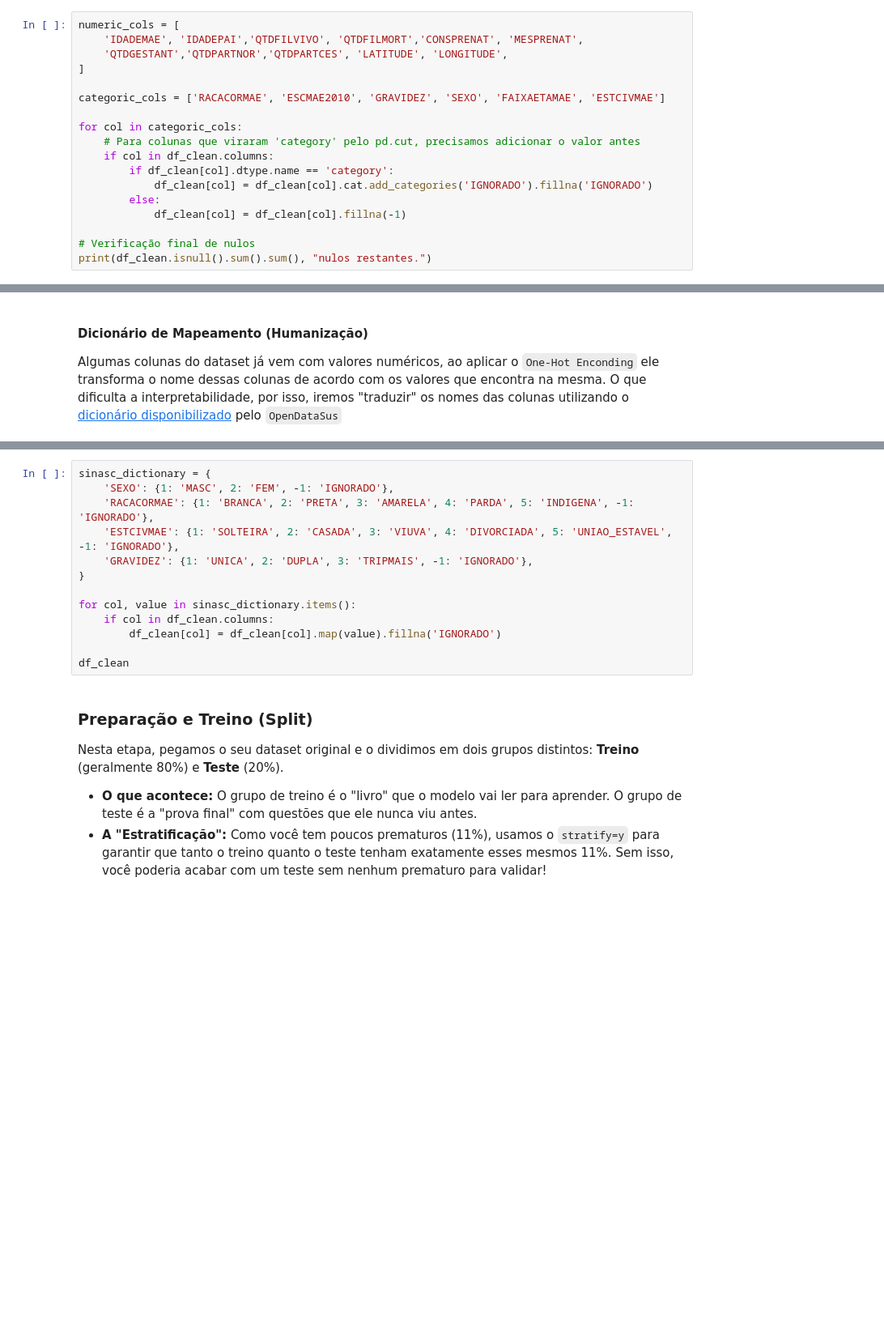
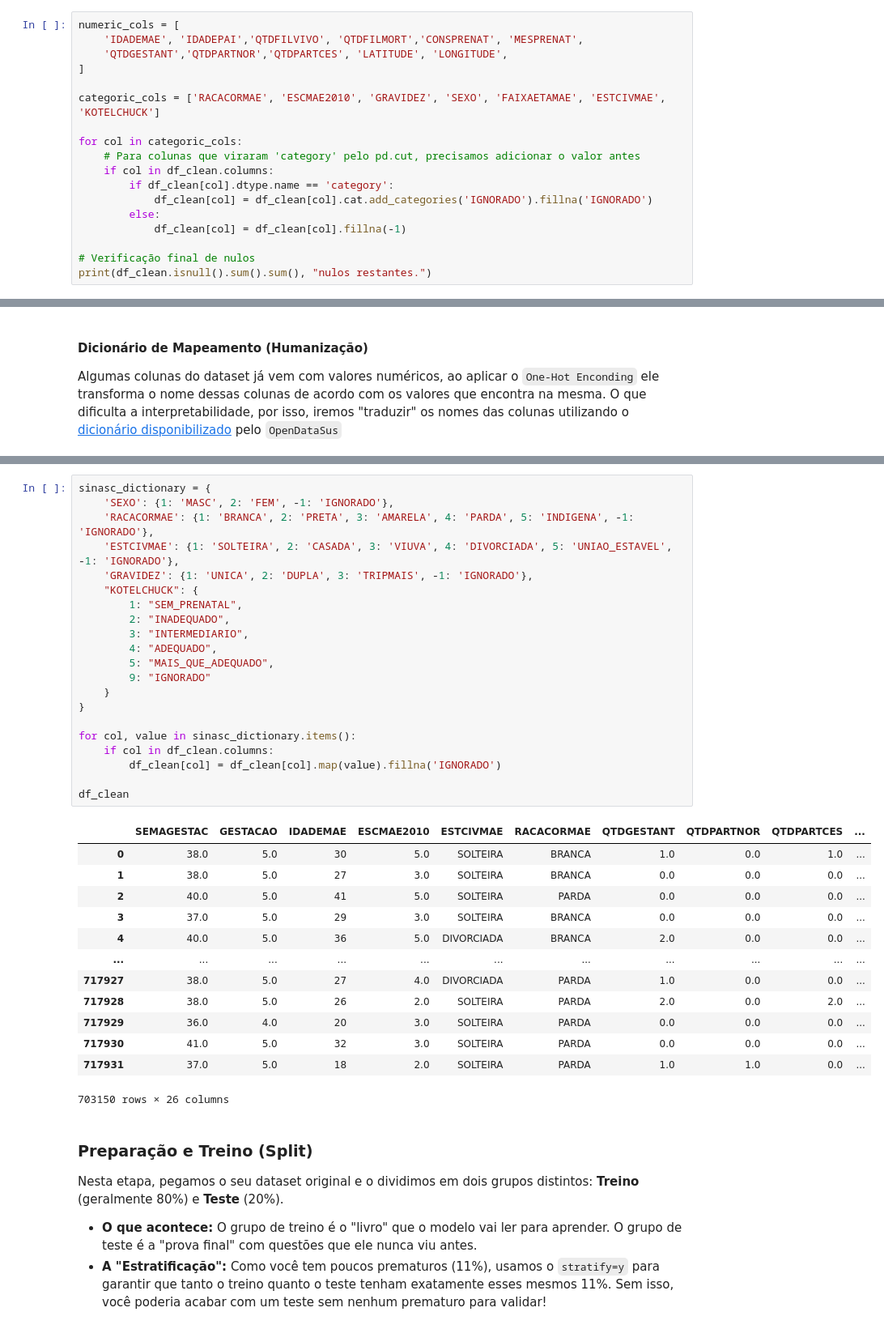
Before and after one commit to igorspestana/tech-challenge-fase-1, a Jupyter notebook: notebooks/02_preprocessing.ipynb, the cells around one changed output, grey strips where cells are left out. Shown at 81% size. Cells and saved outputs as stored; diff of their text form; blank space fills up the shorter version.

Commit message:
feat: adição do kotelchuck

```diff
--- a/notebooks/02_preprocessing.ipynb
+++ b/notebooks/02_preprocessing.ipynb
@@ -193,7 +262,7 @@ numeric_cols = [
     'QTDGESTANT','QTDPARTNOR','QTDPARTCES', 'LATITUDE', 'LONGITUDE',
 ]
 
-categoric_cols = ['RACACORMAE', 'ESCMAE2010', 'GRAVIDEZ', 'SEXO', 'FAIXAETAMAE', 'ESTCIVMAE']
+categoric_cols = ['RACACORMAE', 'ESCMAE2010', 'GRAVIDEZ', 'SEXO', 'FAIXAETAMAE', 'ESTCIVMAE', 'KOTELCHUCK']
 
 for col in categoric_cols:
     # Para colunas que viraram 'category' pelo pd.cut, precisamos adicionar o valor antes
@@ -236,16 +323,38 @@ for col in one_hot_cols:
 # %%
 sinasc_dictionary = {
     'SEXO': {1: 'MASC', 2: 'FEM', -1: 'IGNORADO'},
     'RACACORMAE': {1: 'BRANCA', 2: 'PRETA', 3: 'AMARELA', 4: 'PARDA', 5: 'INDIGENA', -1: 'IGNORADO'},
     'ESTCIVMAE': {1: 'SOLTEIRA', 2: 'CASADA', 3: 'VIUVA', 4: 'DIVORCIADA', 5: 'UNIAO_ESTAVEL', -1: 'IGNORADO'},
     'GRAVIDEZ': {1: 'UNICA', 2: 'DUPLA', 3: 'TRIPMAIS', -1: 'IGNORADO'},
+    "KOTELCHUCK": {
+        1: "SEM_PRENATAL",
+        2: "INADEQUADO",
+        3: "INTERMEDIARIO",
+        4: "ADEQUADO",
+        5: "MAIS_QUE_ADEQUADO",
+        9: "IGNORADO"
+    }
 }
 
 for col, value in sinasc_dictionary.items():
     if col in df_clean.columns:
         df_clean[col] = df_clean[col].map(value).fillna('IGNORADO')
 
 df_clean
+# %% [output]
+|  | SEMAGESTAC | GESTACAO | IDADEMAE | ESCMAE2010 | ESTCIVMAE | RACACORMAE | QTDGESTANT | QTDPARTNOR | QTDPARTCES | ... |
+| 0 | 38.0 | 5.0 | 30 | 5.0 | SOLTEIRA | BRANCA | 1.0 | 0.0 | 1.0 | ... |
+| 1 | 38.0 | 5.0 | 27 | 3.0 | SOLTEIRA | BRANCA | 0.0 | 0.0 | 0.0 | ... |
+| 2 | 40.0 | 5.0 | 41 | 5.0 | SOLTEIRA | PARDA | 0.0 | 0.0 | 0.0 | ... |
+| 3 | 37.0 | 5.0 | 29 | 3.0 | SOLTEIRA | BRANCA | 0.0 | 0.0 | 0.0 | ... |
+| 4 | 40.0 | 5.0 | 36 | 5.0 | DIVORCIADA | BRANCA | 2.0 | 0.0 | 0.0 | ... |
+| ... | ... | ... | ... | ... | ... | ... | ... | ... | ... | ... |
+| 717927 | 38.0 | 5.0 | 27 | 4.0 | DIVORCIADA | PARDA | 1.0 | 0.0 | 0.0 | ... |
+| 717928 | 38.0 | 5.0 | 26 | 2.0 | SOLTEIRA | PARDA | 2.0 | 0.0 | 2.0 | ... |
+| 717929 | 36.0 | 4.0 | 20 | 3.0 | SOLTEIRA | PARDA | 0.0 | 0.0 | 0.0 | ... |
+| 717930 | 41.0 | 5.0 | 32 | 3.0 | SOLTEIRA | PARDA | 0.0 | 0.0 | 0.0 | ... |
+| 717931 | 37.0 | 5.0 | 18 | 2.0 | SOLTEIRA | PARDA | 1.0 | 1.0 | 0.0 | ... |
+703150 rows × 26 columns
 # %% [markdown]
 ### Preparação e Treino (Split)
 
```
Also changed, not shown: parts of 14 cells of this notebook, 1 other file.
